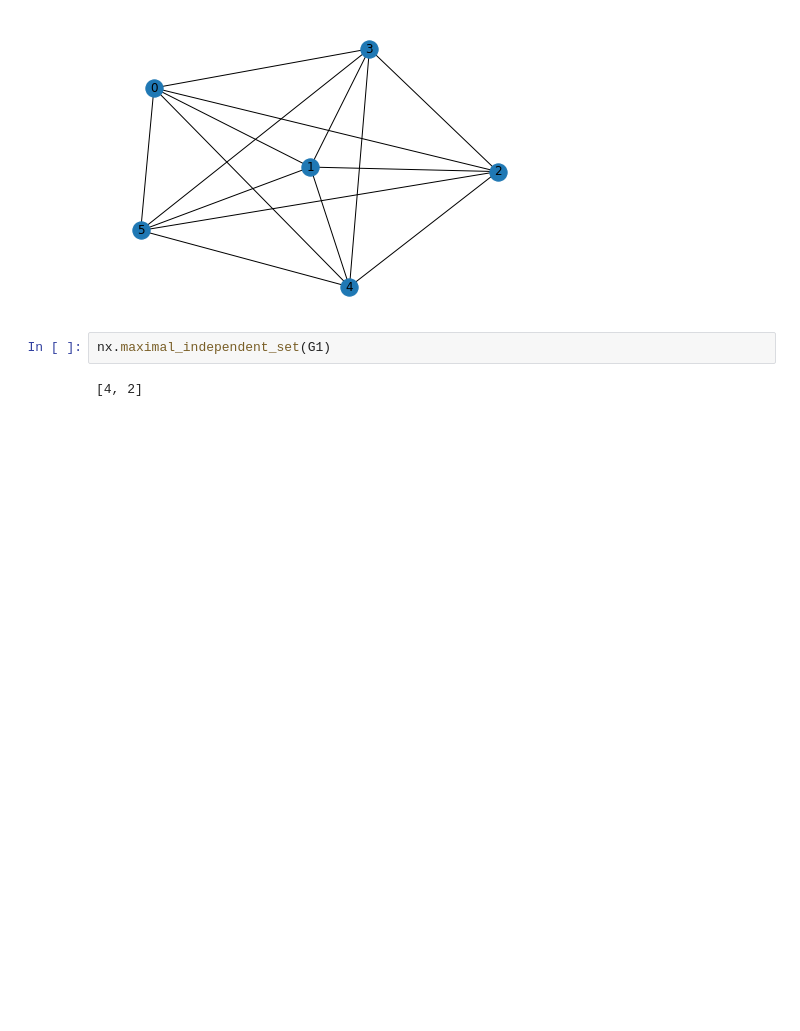
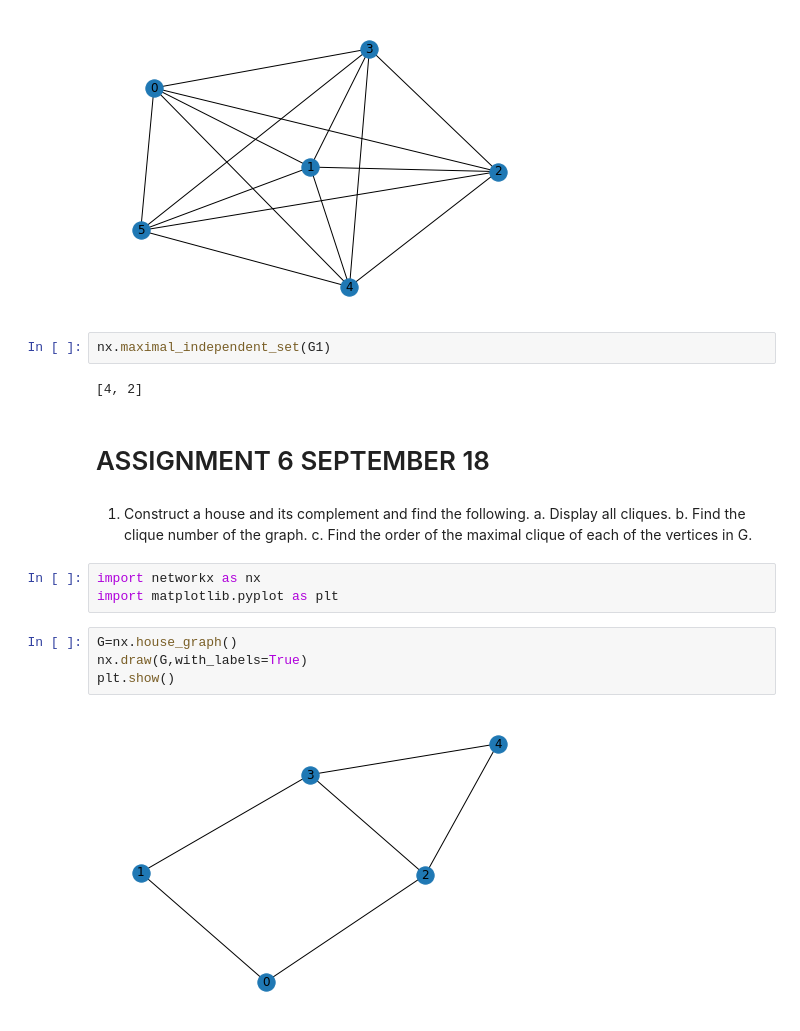
Before and after one commit to ronxldwilson/Python-Notes, a Jupyter notebook: GRAPH_THEORY_NOTEBOOK_COMPLETE.ipynb, the cells around one changed output. Drawn from its saved outputs; the diff is of its cells as text; blank space fills up the shorter version.

```diff
--- a/GRAPH_THEORY_NOTEBOOK_COMPLETE.ipynb
+++ b/GRAPH_THEORY_NOTEBOOK_COMPLETE.ipynb
@@ -1024,3 +1024,19 @@ plt.show();
 nx.maximal_independent_set(G1)
 # %% [output]
 [4, 2]
+# %% [markdown]
+# ASSIGNMENT 6 SEPTEMBER 18
+# %% [markdown]
+1. Construct a house and its complement and find the following.
+a. Display all cliques.
+b. Find the clique number of the graph.
+c. Find the order of the maximal clique of each of the vertices in G.
+# %%
+import networkx as nx
+import matplotlib.pyplot as plt
+# %%
+G=nx.house_graph()
+nx.draw(G,with_labels=True)
+plt.show()
+# %% [output]
+[figure, added]
```
Also changed, not shown: parts of 86 cells of this notebook.
